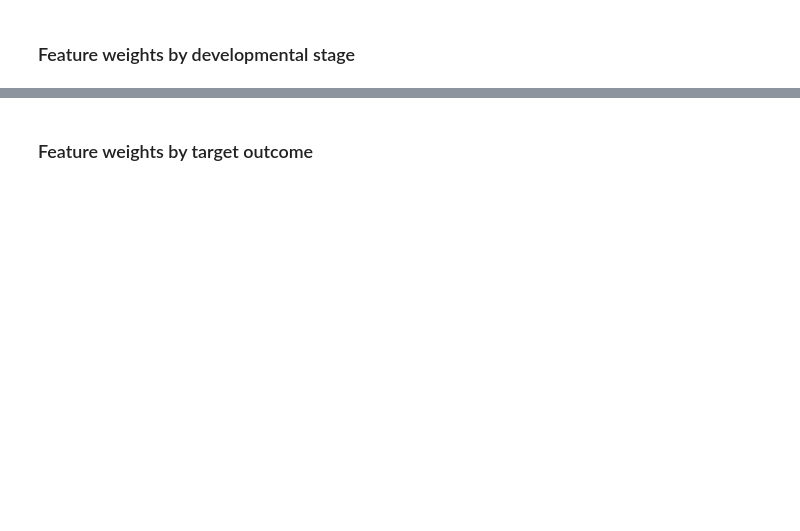
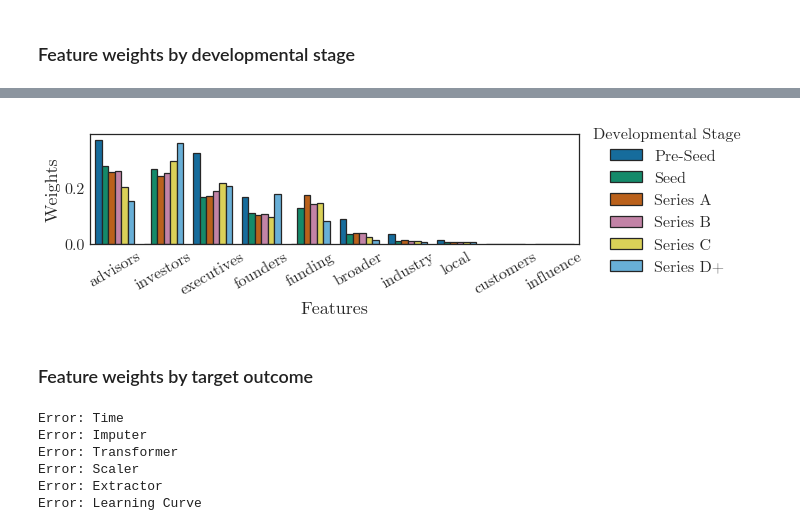
Before and after one commit to markshelton/autovc, a Jupyter notebook: dev/package/analysis/notebooks/Feature Weights.ipynb, the cells around one changed output, grey strips where cells are left out. Saved outputs shown, nothing was run; the diff lists cells and outputs as text; code cells hidden in the pictures; blank space fills up the shorter version.

```diff
--- a/dev/package/analysis/notebooks/Feature Weights.ipynb
+++ b/dev/package/analysis/notebooks/Feature Weights.ipynb
@@ -137,0 +169,16 @@ f.savefig(output_path, bbox_inches="tight")
+# %%
+def get_data():
+    data = helper.get_results(21, "evaluate")
+    data["feature_stage_single"] = data["feature_stage"].apply(lambda x: x.value_counts().index[0])
+    data = data[["feature_names", "Weights", "forecast_window_years","feature_date_str","feature_stage_single"]]
+    data = helper.get_feature_values(data, total="feature_names")
+    data["Weights"] = data["Weights"].astype(float)
+    data["feature_groups"] = data["feature_names"].apply(lambda x: x.split("_")[2])
+    return data
+# %%
+try:
+    if reload: data = pd.read_pickle(pickle_path)
+    else: raise IOError
+except IOError:
+    data = get_data()
+    data.to_pickle(pickle_path)
@@ -137,0 +193,24 @@ f.savefig(output_path, bbox_inches="tight")
+# %%
+yo = data.groupby(["feature_stage_single","feature_groups"]).agg({"Weights":sum})
+yoo = yo.groupby(level=0, group_keys=False)
+yooo = yoo.apply(lambda x: helper.divide_groups(x, yoo.sum()))
+yooo = yooo.groupby(level=0, group_keys=False)
+weights = yooo.apply(lambda x: x.sort_values(by="Weights",ascending=False))["Weights"]
+if type(weights) is pd.Series: weights = weights.to_frame()
+weights = weights.reset_index(drop=False)
+# %%
+x = "feature_groups"
+y = "Weights"
+hue = "feature_stage_single"
+order = weights.groupby(x)[y].mean().sort_values(ascending=False).index.tolist()
+# %%
+f = plt.figure()
+ax = sns.barplot(data=weights, x=x,y=y,hue=hue, order=order, **outline_bars)
+ax.set_xlabel("Features")
+ax.set_ylabel("Weights")
+ax.ticklabel_format(style="sci",scilimits=(-2,5),axis='y')
+plt.xticks(rotation=30)
+plt.legend(title="Developmental Stage", bbox_to_anchor=(1,1.2))
+plt.tight_layout()
+# %% [output]
+[figure, added]
@@ -139,0 +236,14 @@ f.savefig(output_path, bbox_inches="tight")
+# %%
+try:
+    if reload: data = pd.read_pickle(pickle_path)
+    else: raise IOError
+except IOError:
+    data = get_data()
+    data.to_pickle(pickle_path)
+# %% [output]
+Error: Time
+Error: Imputer
+Error: Transformer
+Error: Scaler
+Error: Extractor
+Error: Learning Curve
```
Also changed, not shown: parts of 32 cells of this notebook, 18 other files.
